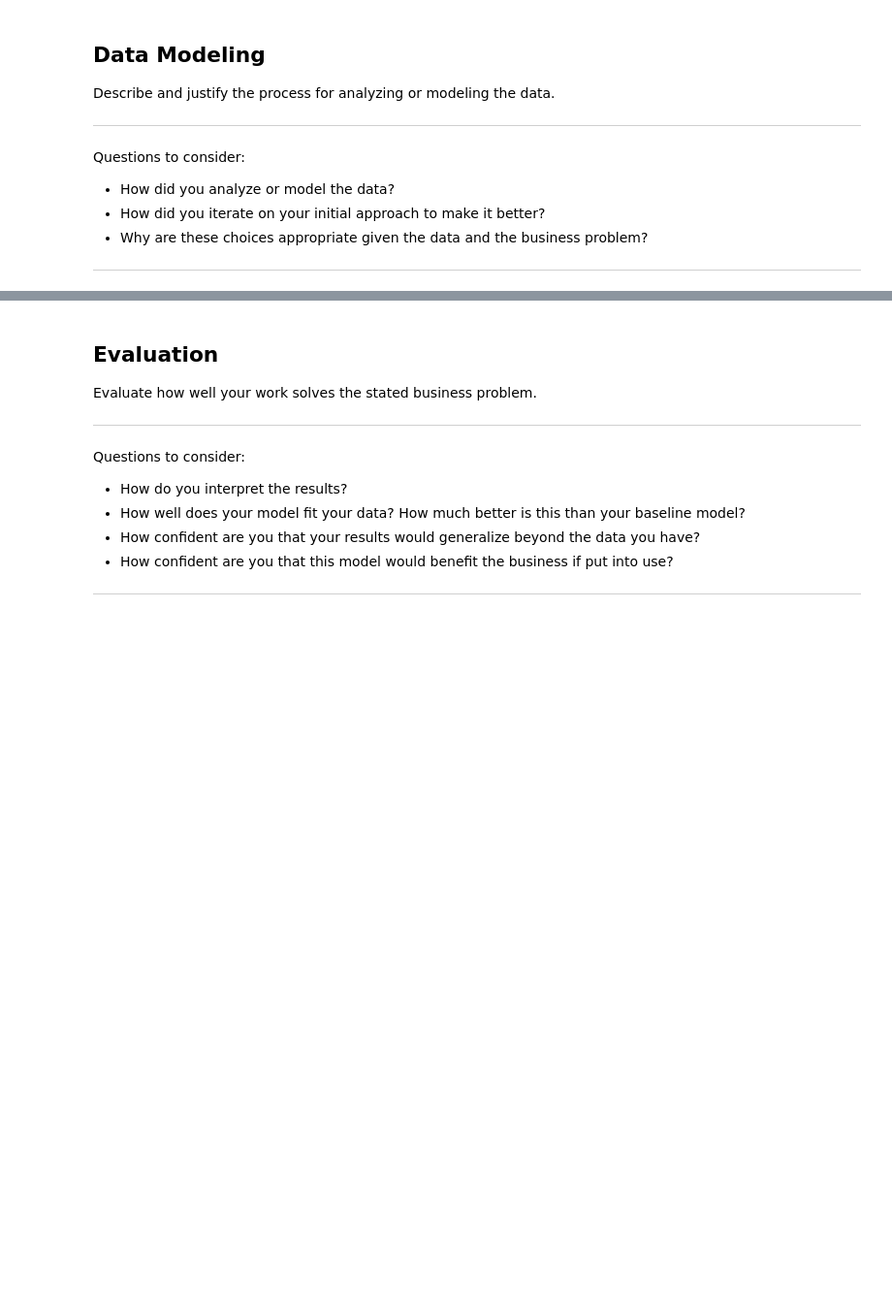
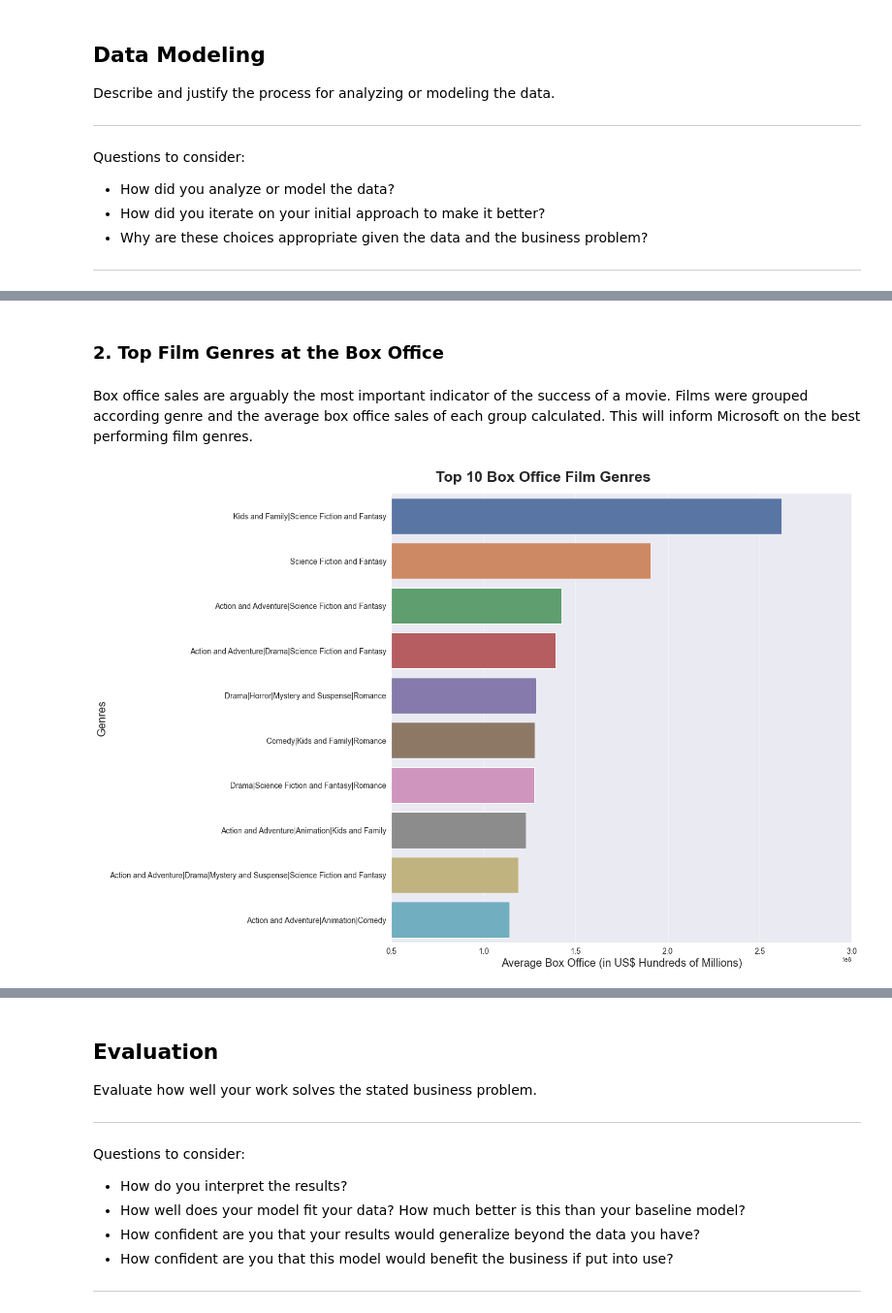
Before and after one commit to stevegithinji/Microsoft-Movies-Analysis, a Jupyter notebook: microsoft_movie_analysis.ipynb, the cells around one changed output, grey strips where cells are left out. Shown at 97% size. Saved outputs shown, nothing was run; the diff lists cells and outputs as text; code cells hidden in the pictures; blank space fills up the shorter version.

```diff
--- a/microsoft_movie_analysis.ipynb
+++ b/microsoft_movie_analysis.ipynb
@@ -592,0 +565,26 @@ sns.lineplot(x=theater_date_rotten_tomatoes_df['theater_date'], y=theater_date_r
+# %% [markdown]
+### 2. Top Film Genres at the Box Office
+# %% [markdown]
+Box office sales are arguably the most important indicator of the success of a movie. Films were grouped according genre and the average box office sales of each group calculated. This will inform Microsoft on the best performing film genres.
+# %%
+# Initialize a Figure and an Axes
+fig, ax = plt.subplots(figsize=(15, 15))
+
+# Create horizontal bars
+sns.barplot(x=sorted_grouped_rotten_tomatoes.values,
+            y=sorted_grouped_rotten_tomatoes.index,
+            orient='h')
+
+# set x axis limits and labels
+ax.set_xlim(50000000, 300000000)
+ax.set_xlabel("Average Box Office (in US$ Hundreds of Millions)", fontsize=20)
+ax.set_ylabel("Genres", fontsize=20)
+ax.tick_params(labelsize=14)
+
+# Add title
+fig.text(
+    0.2, 0.9, "Top 10 Box Office Film Genres",
+    fontsize=27, fontweight="bold"
+);
+# %% [output]
+[figure, added]
```
Also changed, not shown: parts of 29 cells of this notebook.
